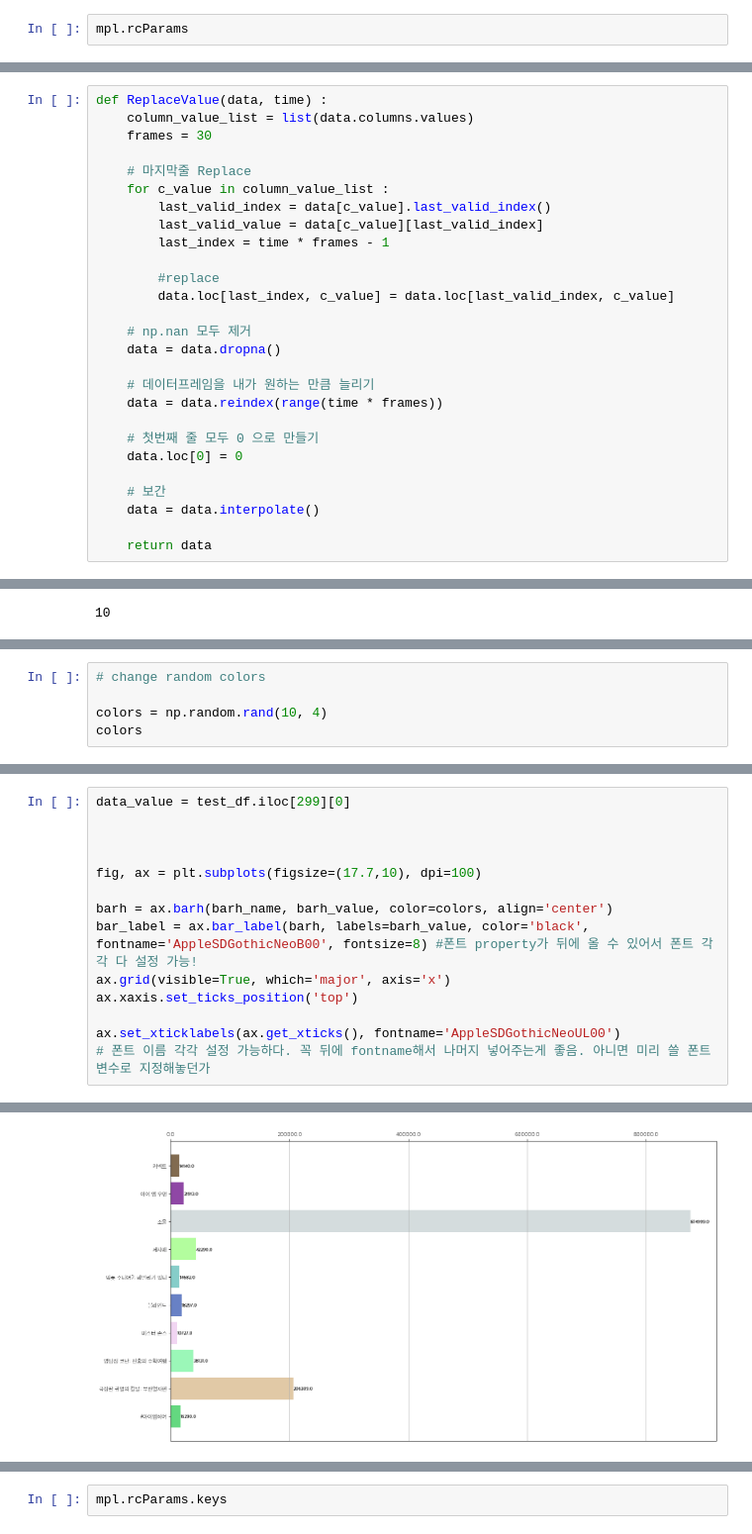
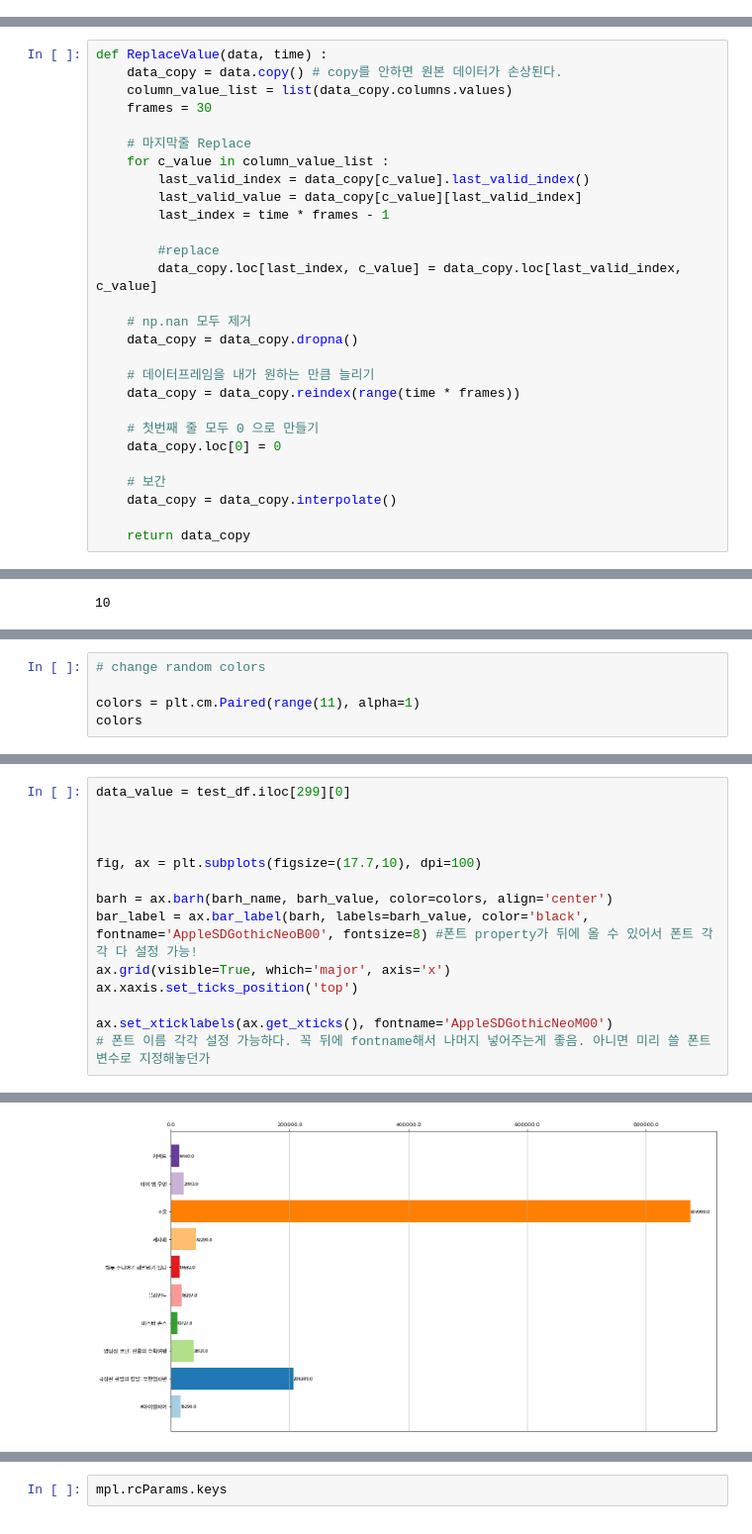
Before and after one commit to ikemanairing/Data_science, a Jupyter notebook: Example/Best movie chart.ipynb, the cells around one changed output, grey strips where cells are left out. Shown: that part at 99% size. Cells and saved outputs as stored; diff of their text form.

```diff
--- a/Example/Best movie chart.ipynb
+++ b/Example/Best movie chart.ipynb
@@ -31,5 +36,3 @@ for i in fpaths:
 
 font_family.sort()
 font_family
-# %%
-mpl.rcParams
@@ -273,31 +230,32 @@ new_df
 | 30 | NaN | NaN | NaN | NaN | NaN | NaN | NaN | NaN | ... |
 # %%
 def ReplaceValue(data, time) :
-    column_value_list = list(data.columns.values)
+    data_copy = data.copy() # copy를 안하면 원본 데이터가 손상된다.
+    column_value_list = list(data_copy.columns.values)
     frames = 30
 
     # 마지막줄 Replace
     for c_value in column_value_list :
-        last_valid_index = data[c_value].last_valid_index()
-        last_valid_value = data[c_value][last_valid_index]
+        last_valid_index = data_copy[c_value].last_valid_index()
+        last_valid_value = data_copy[c_value][last_valid_index]
         last_index = time * frames - 1
 
         #replace
-        data.loc[last_index, c_value] = data.loc[last_valid_index, c_value]
+        data_copy.loc[last_index, c_value] = data_copy.loc[last_valid_index, c_value]
 
     # np.nan 모두 제거
-    data = data.dropna()
+    data_copy = data_copy.dropna()
 
     # 데이터프레임을 내가 원하는 만큼 늘리기
-    data = data.reindex(range(time * frames))
+    data_copy = data_copy.reindex(range(time * frames))
 
     # 첫번째 줄 모두 0 으로 만들기
-    data.loc[0] = 0
+    data_copy.loc[0] = 0
 
     # 보간
-    data = data.interpolate()
+    data_copy = data_copy.interpolate()
 
-    return data
+    return data_copy
 # %%
 test_df = ReplaceValue(new_df, 10)
 # %% [markdown]
@@ -345,6 +309,6 @@ array([[1.        , 1.        , 0.85098039, 1.        ],
 # %%
 # change random colors
 
-colors = np.random.rand(10, 4)
+colors = plt.cm.Paired(range(11), alpha=1)
 colors
 # %% [output]
@@ -361,22 +326,22 @@ array([[0.33449745, 0.83335528, 0.45337157, 0.91294895],
 # %%
 data_value = test_df.iloc[299][0]
 
 
 
 fig, ax = plt.subplots(figsize=(17.7,10), dpi=100)
 
 barh = ax.barh(barh_name, barh_value, color=colors, align='center')
 bar_label = ax.bar_label(barh, labels=barh_value, color='black', fontname='AppleSDGothicNeoB00', fontsize=8) #폰트 property가 뒤에 올 수 있어서 폰트 각각 다 설정 가능!
 ax.grid(visible=True, which='major', axis='x')
 ax.xaxis.set_ticks_position('top')
 
-ax.set_xticklabels(ax.get_xticks(), fontname='AppleSDGothicNeoUL00')
+ax.set_xticklabels(ax.get_xticks(), fontname='AppleSDGothicNeoM00')
 # 폰트 이름 각각 설정 가능하다. 꼭 뒤에 fontname해서 나머지 넣어주는게 좋음. 아니면 미리 쓸 폰트 변수로 지정해놓던가
 # %% [output]
 [Text(0.0, 1, '0.0'),
  Text(200000.0, 1, '200000.0'),
  Text(400000.0, 1, '400000.0'),
  Text(600000.0, 1, '600000.0'),
  Text(800000.0, 1, '800000.0'),
  Text(1000000.0, 1, '1000000.0')]
-[figure, old version]
+[figure, new version]
```
Also changed, not shown: parts of 22 cells of this notebook, 20 other files.
